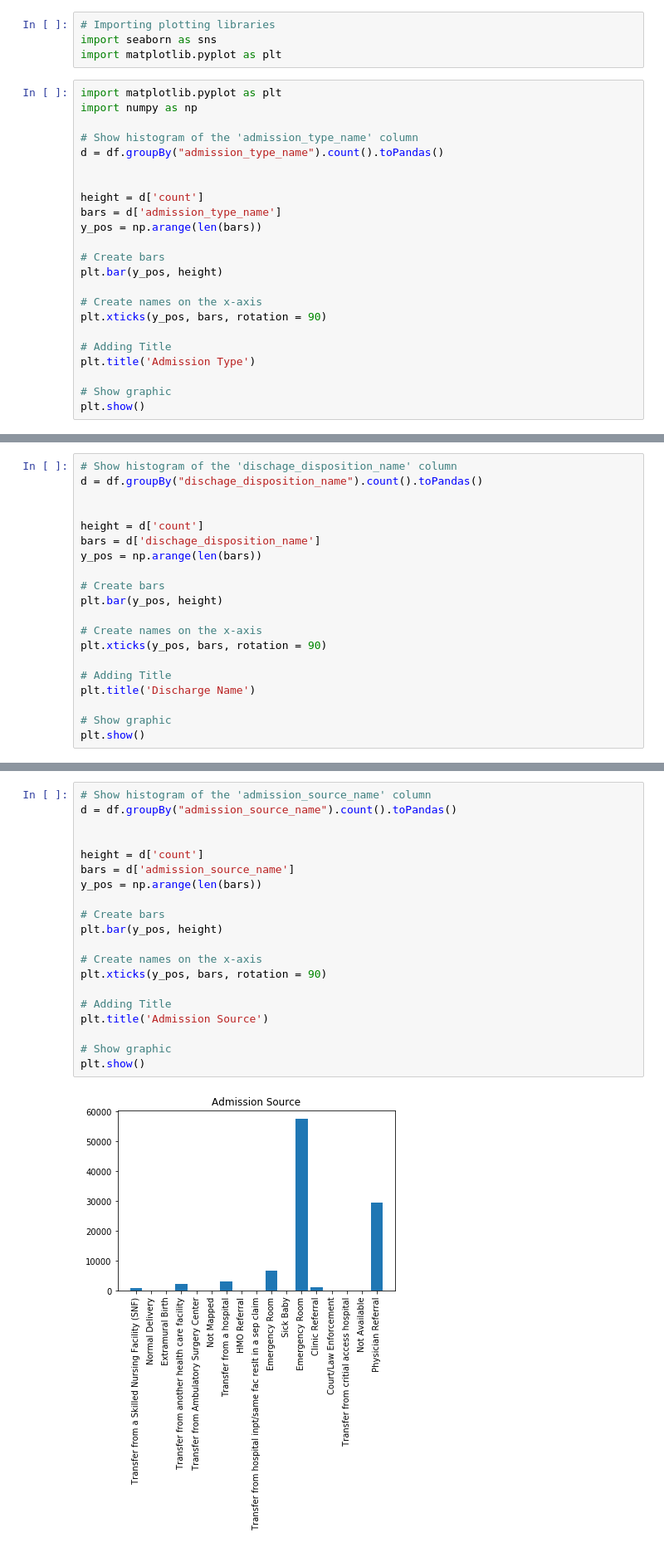
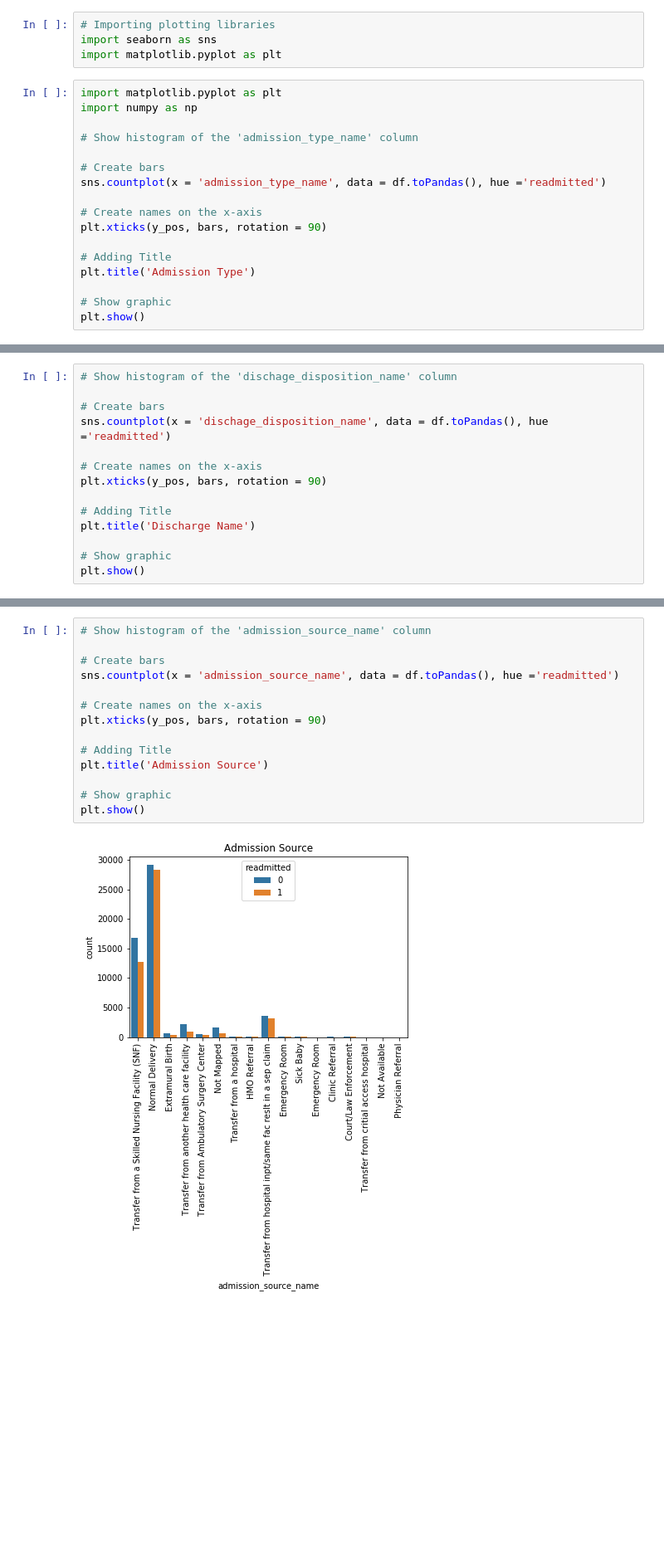
Before and after one commit to Laxman-Kumar/Hospital-Readmission-based-on-DiabetesData, a Jupyter notebook: BDASaheb.ipynb, the cells around one changed output, grey strips where cells are left out. Shown: that part at 83% size. Cells and saved outputs as stored; diff of their text form; blank space fills up the shorter version.

```diff
--- a/BDASaheb.ipynb
+++ b/BDASaheb.ipynb
@@ -81,15 +80,9 @@ import matplotlib.pyplot as plt
 import numpy as np
 
 # Show histogram of the 'admission_type_name' column
-d = df.groupBy("admission_type_name").count().toPandas()
-
-
-height = d['count']
-bars = d['admission_type_name']
-y_pos = np.arange(len(bars))
 
 # Create bars
-plt.bar(y_pos, height)
+sns.countplot(x = 'admission_type_name', data = df.toPandas(), hue ='readmitted')
 
 # Create names on the x-axis
 plt.xticks(y_pos, bars, rotation = 90)
@@ -104,14 +97,8 @@ plt.show()
 # %%
 # Show histogram of the 'dischage_disposition_name' column
-d = df.groupBy("dischage_disposition_name").count().toPandas()
-
-
-height = d['count']
-bars = d['dischage_disposition_name']
-y_pos = np.arange(len(bars))
 
 # Create bars
-plt.bar(y_pos, height)
+sns.countplot(x = 'dischage_disposition_name', data = df.toPandas(), hue ='readmitted')
 
 # Create names on the x-axis
 plt.xticks(y_pos, bars, rotation = 90)
@@ -126,24 +113,18 @@ plt.show()
 # %%
 # Show histogram of the 'admission_source_name' column
-d = df.groupBy("admission_source_name").count().toPandas()
-
-
-height = d['count']
-bars = d['admission_source_name']
-y_pos = np.arange(len(bars))
 
 # Create bars
-plt.bar(y_pos, height)
+sns.countplot(x = 'admission_source_name', data = df.toPandas(), hue ='readmitted')
 
 # Create names on the x-axis
 plt.xticks(y_pos, bars, rotation = 90)
 
 # Adding Title
 plt.title('Admission Source')
 
 # Show graphic
 plt.show()
 # %% [output]
-[figure, old version]
+[figure, new version]
 # %%
 # Race of each Patient
```
Also changed, not shown: parts of 6 cells of this notebook.
